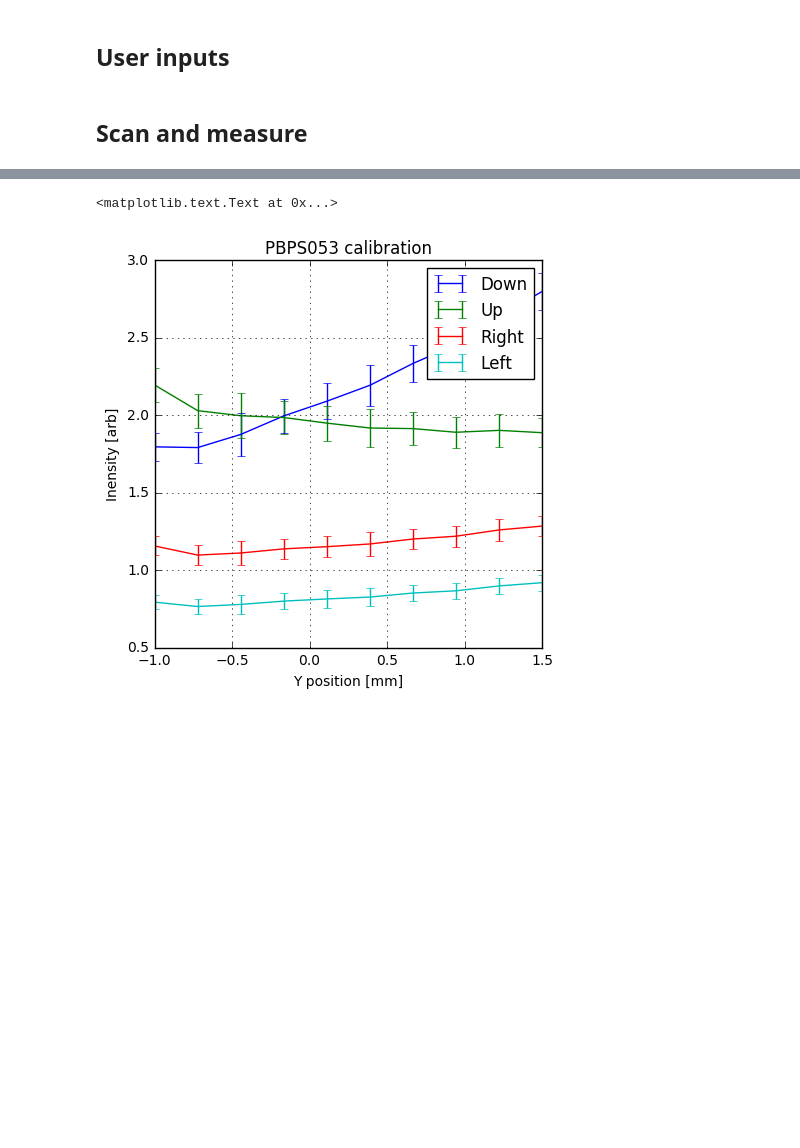
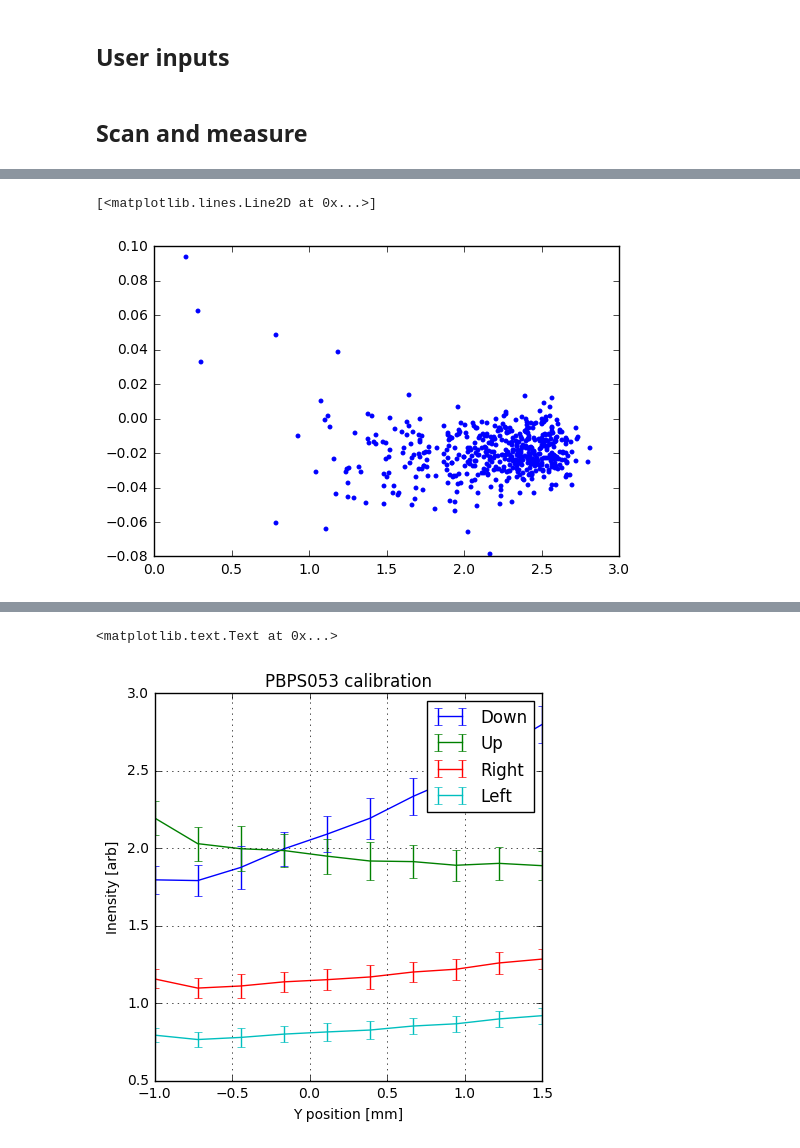
Before and after one commit to arrellc/PhotonDiagControl, a Jupyter notebook: Beamline/PBPS053_calibrate.ipynb, the cells around one changed output, grey strips where cells are left out. Saved outputs shown, nothing was run; the diff lists cells and outputs as text; code cells hidden in the pictures; blank space fills up the shorter version.

```diff
--- a/Beamline/PBPS053_calibrate.ipynb
+++ b/Beamline/PBPS053_calibrate.ipynb
@@ -148,3 +204,9 @@ scan_I_mean.shape
+# %%
+plt.figure()
+plt.plot
+# %% [output]
+[<matplotlib.lines.Line2D at 0x...>]
+[figure, added]
 # %%
 scan_x_mean,scan_x_std, scan_x_data = PBPS_x_scan(Scan_x_range, channels, numShots)
 #scan_x_mean,scan_x_std, scan_x_data = PBPS_x_scan(Scan_x_range, channels, numShots)
```
Also changed, not shown: parts of 8 cells of this notebook, 3 other files.
